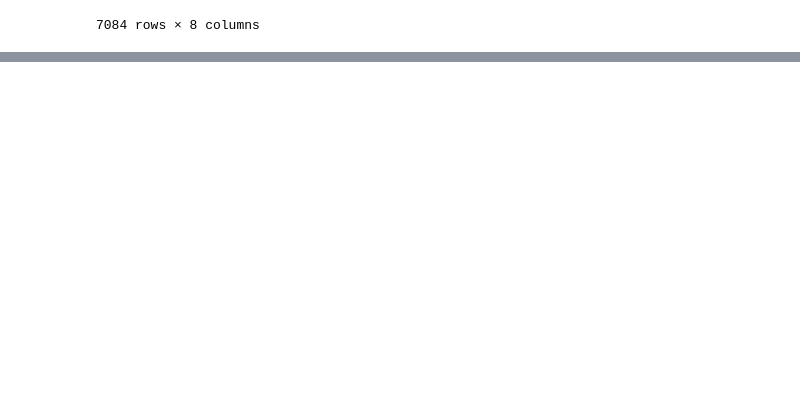
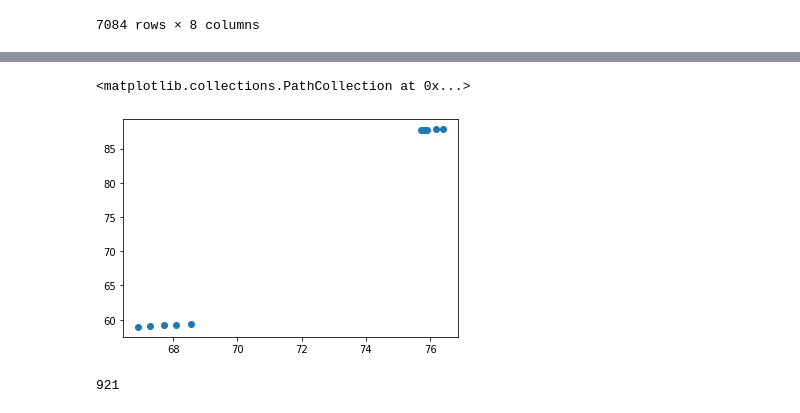
Before and after one commit to saiyidmkazmi/Project1-LifeExpectancy-, a Jupyter notebook: main.ipynb, the cells around one changed output, grey strips where cells are left out. Cells and saved outputs as stored; diff of their text form; code cells hidden in the pictures; blank space fills up the shorter version.

```diff
--- a/main.ipynb
+++ b/main.ipynb
@@ -125,0 +144,11 @@ final_merge_df
+# %%
+## Scatterplot of Life Expectancy vs Population with basic handwashing facilities at home
+plt.scatter(final_merge_df["Life expectancy"], final_merge_df["Population with basic handwashing facilities at home (%)"])
+# %% [output]
+<matplotlib.collections.PathCollection at 0x...>
+[figure, added]
+# %%
+## Count the number of data points for Population with basic handwashing facilities at home
+final_merge_df["Population with basic handwashing facilities at home (%)"].count()
+# %% [output]
+921
```
Also changed, not shown: parts of 15 cells of this notebook, 1 other file.
